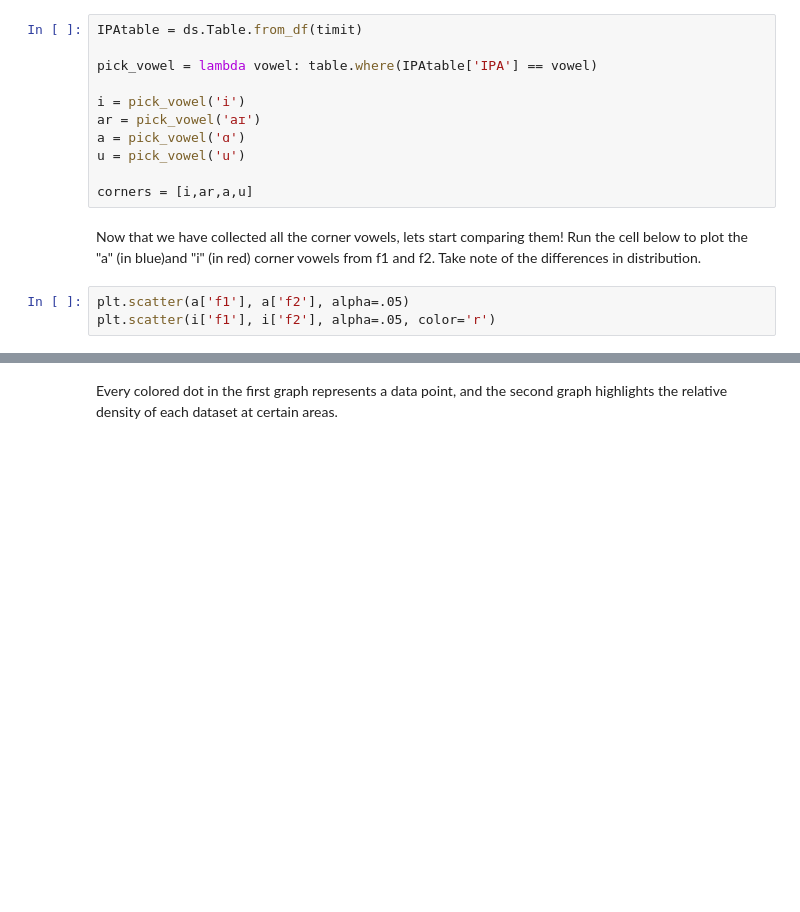
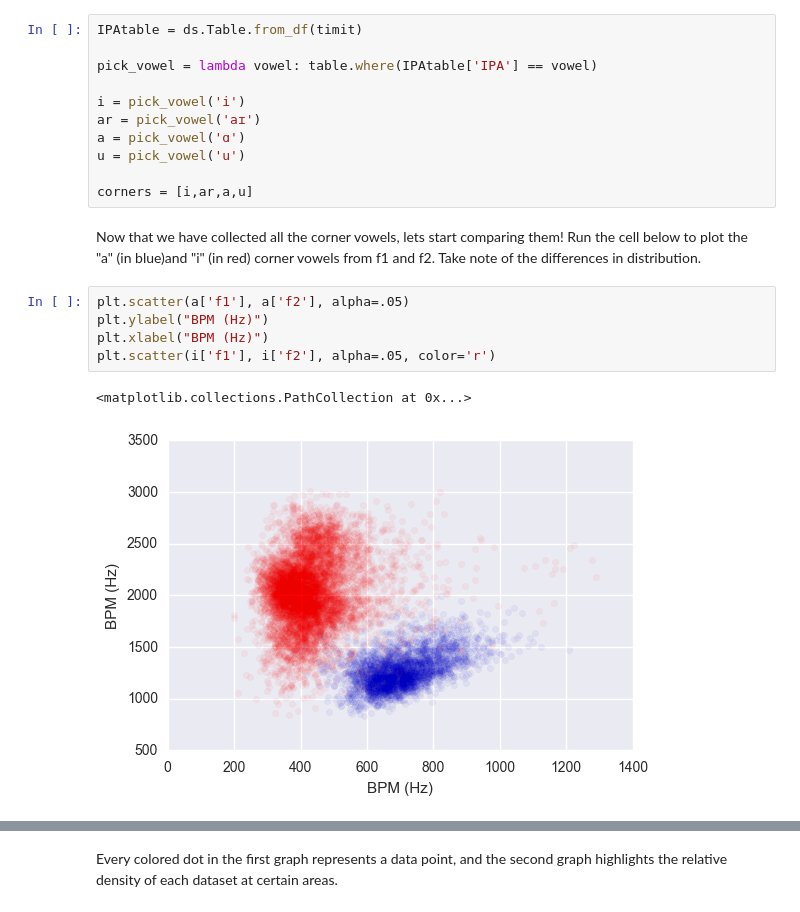
Before and after one commit to ds-modules/LINGUIS-110, a Jupyter notebook: Formants/Assignment.ipynb, the cells around one changed output, grey strips where cells are left out. Saved outputs shown, nothing was run; the diff lists cells and outputs as text; blank space fills up the shorter version.

```diff
--- a/Formants/Assignment.ipynb
+++ b/Formants/Assignment.ipynb
@@ -334,6 +490,11 @@ corners = [i,ar,a,u]
 Now that we have collected all the corner vowels, lets start comparing them! Run the cell below to plot the "a" (in blue)and "i" (in red) corner vowels from f1 and f2. Take note of the differences in distribution.
 # %%
 plt.scatter(a['f1'], a['f2'], alpha=.05)
+plt.ylabel("BPM (Hz)")
+plt.xlabel("BPM (Hz)")
 plt.scatter(i['f1'], i['f2'], alpha=.05, color='r')
+# %% [output]
+<matplotlib.collections.PathCollection at 0x...>
+[figure, added]
 # %%
 ax = sns.kdeplot(a['f1'], a['f2'], cmap="Reds", shade=True, shade_lowest=False)
```
Also changed, not shown: parts of 37 cells of this notebook.
